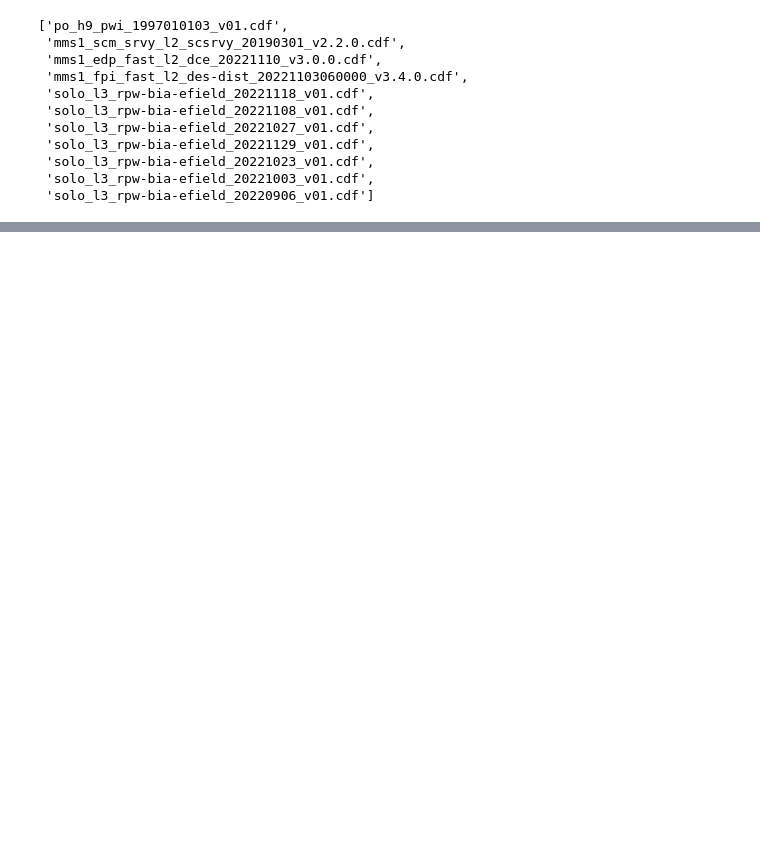
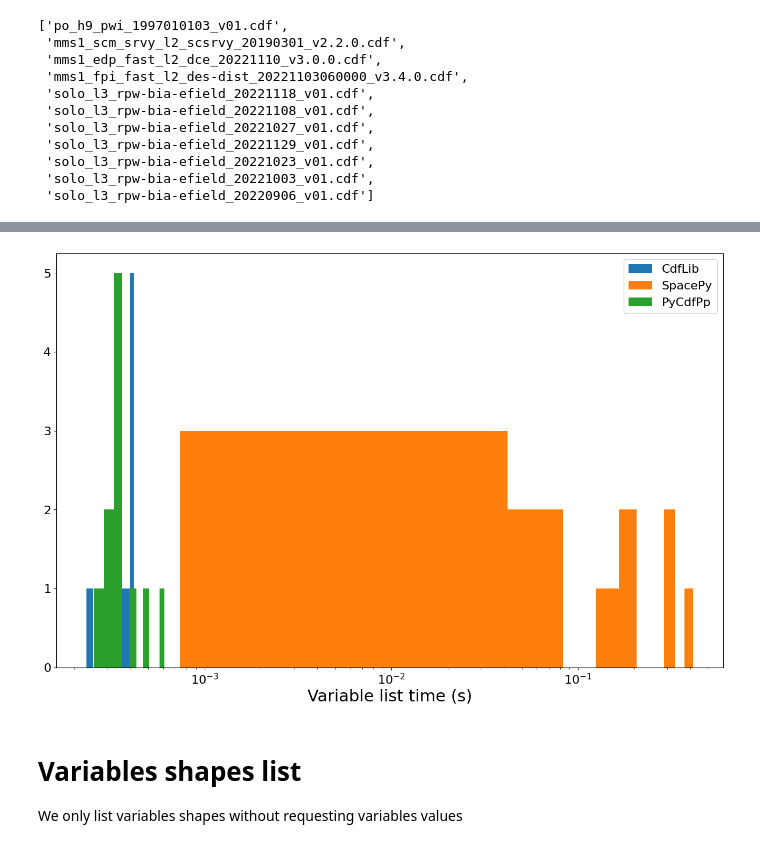
Before and after one commit to SciQLop/CDFpp, a Jupyter notebook: notebooks/benchmarks.ipynb, the cells around one changed output, grey strips where cells are left out. Drawn from its saved outputs; the diff is of its cells as text; code cells hidden in the pictures; blank space fills up the shorter version.

```diff
--- a/notebooks/benchmarks.ipynb
+++ b/notebooks/benchmarks.ipynb
@@ -342,0 +244,6 @@ IndexError: Slice does not match dimensions for zVar b'Num_Snap'
+# %%
+list_variables_results = {
+    file: bench_method("list_variables", file, number=10) for file in cdf_corpus
+}
+
+list_variables_results
@@ -342,0 +268,15 @@ IndexError: Slice does not match dimensions for zVar b'Num_Snap'
+# %%
+plt.figure(figsize=(16, 10))
+for libname in CDF_libs.keys():
+    plt.hist([res[libname] for res in list_variables_results.values()], label=libname)
+plt.semilogx()
+plt.xlabel("Variable list time (s)")
+plt.suptitle("")
+plt.legend(loc="upper right")
+plt.show()
+# %% [output]
+[figure, added]
+# %% [markdown]
+# Variables shapes list
+
+We only list variables shapes without requesting variables values
```
Also changed, not shown: parts of 40 cells of this notebook, 4 other files.
